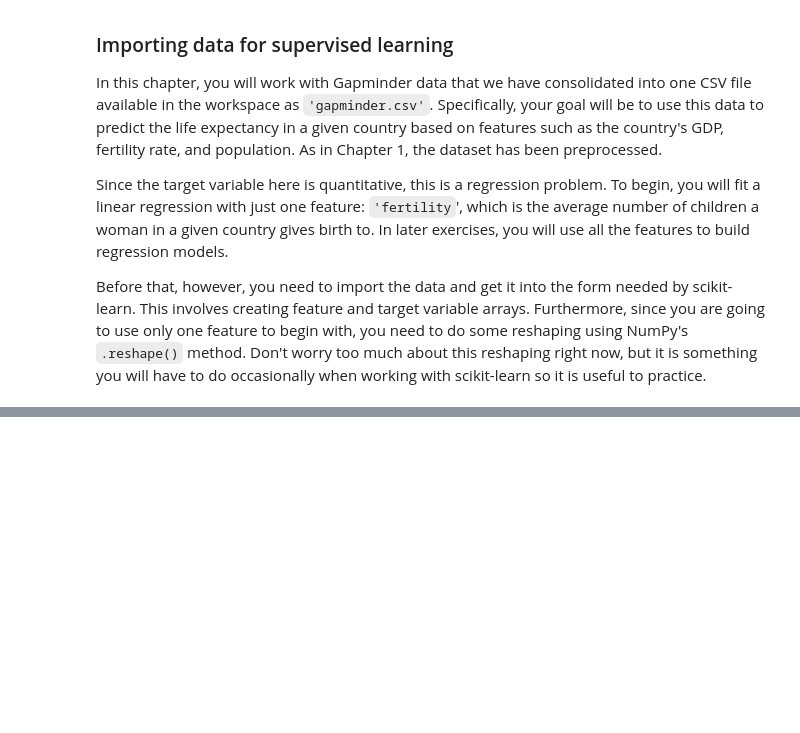
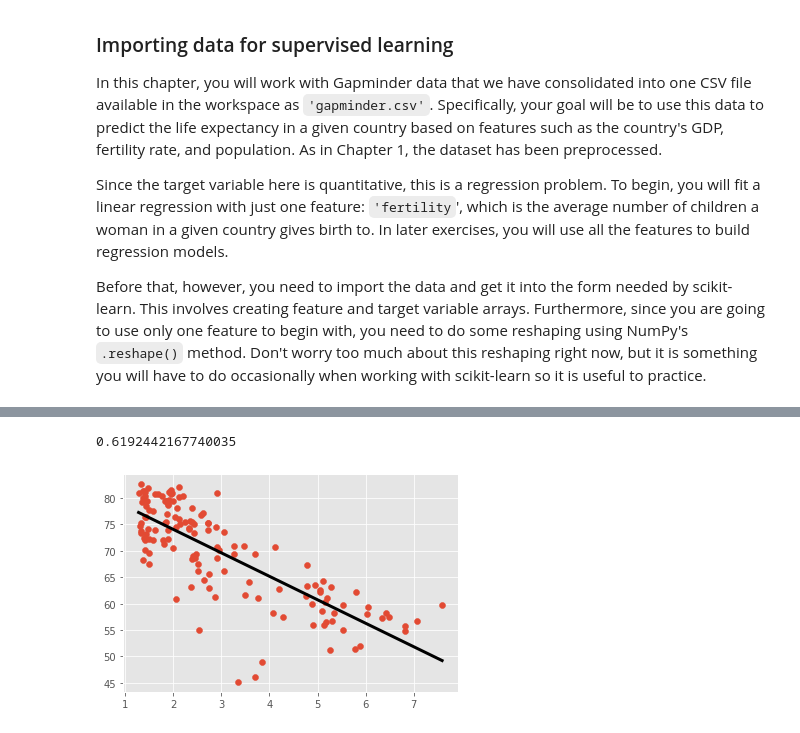
Before and after one commit to nguyenngoclinhchi/Machine_Learning, a Jupyter notebook: Python/SourceCode_DataCampCourses/Machine Learning/Supervised Learning with Scikit-learn/Supervised Learning with Scikit Learn.ipynb, the cells around one changed output, grey strips where cells are left out. Cells and saved outputs as stored; diff of their text form; code cells hidden in the pictures; blank space fills up the shorter version.

```diff
--- a/Python/SourceCode_DataCampCourses/Machine Learning/Supervised Learning with Scikit-learn/Supervised Learning with Scikit Learn.ipynb
+++ b/Python/SourceCode_DataCampCourses/Machine Learning/Supervised Learning with Scikit-learn/Supervised Learning with Scikit Learn.ipynb
@@ -240,0 +288,34 @@ Before that, however, you need to import the data and get it into the form neede
+# %%
+# Import LinearRegression
+from sklearn.linear_model import LinearRegression
+import numpy as np
+import matplotlib.pyplot as plt
+
+X_fertility = np.array(df.fertility)
+X_fertility = X_fertility.reshape(-1, 1)
+
+y = np.array(df.life)
+y = y.reshape(-1, 1)
+
+# Create the regressor: reg
+reg = LinearRegression()
+
+# Create the prediction space
+prediction_space = np.linspace(min(X_fertility), max(X_fertility)).reshape(-1,1)
+
+# Fit the model to the data
+reg.fit(X_fertility, y)
+
+# Compute predictions over the prediction space: y_pred
+y_pred = reg.predict(prediction_space)
+
+# Print R^2
+print(reg.score(X_fertility, y))
+
+# Plot regression line
+plt.scatter(X_fertility, y)
+plt.plot(prediction_space, y_pred, color='black', linewidth=3)
+plt.show()
+# %% [output]
+0.6192442167740035
+[figure, added]
```
Also changed, not shown: parts of 18 cells of this notebook, 2 other files.
